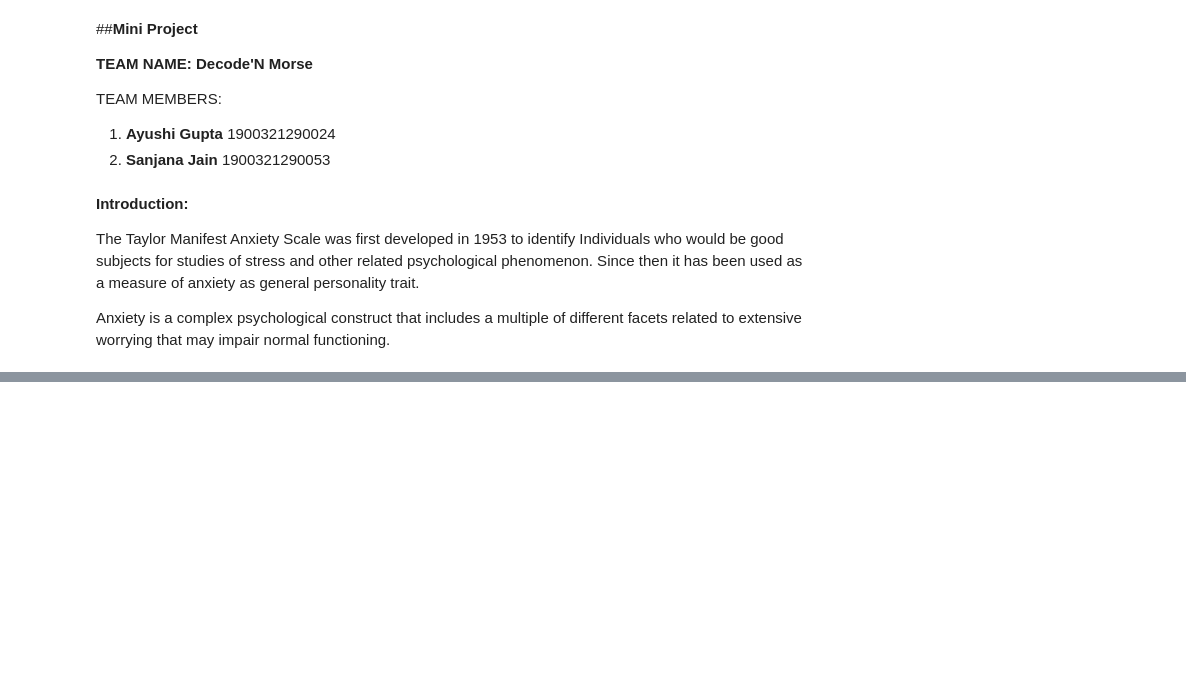
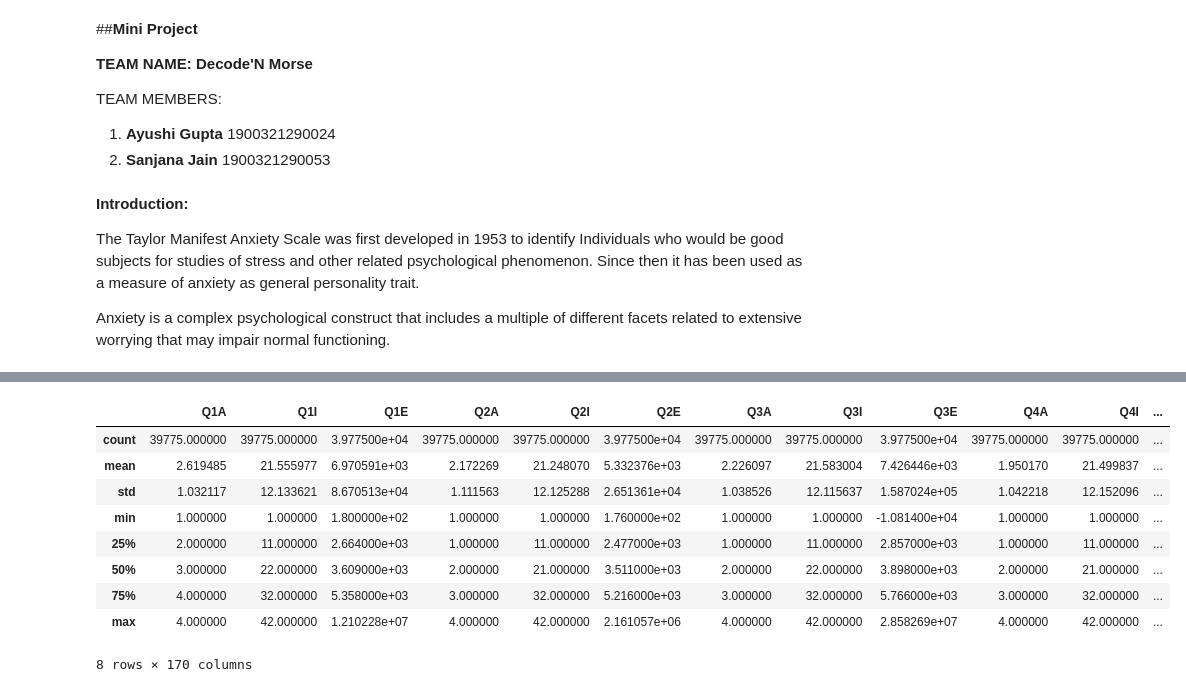
Before and after one commit to sanjana1391/Predicting-Depression-Anxiety-and-Stress, a Jupyter notebook: Predicting_Depression,_Anxiety_and_Stress.ipynb, the cells around one changed output, grey strips where cells are left out. Drawn from its saved outputs; the diff is of its cells as text; code cells hidden in the pictures; blank space fills up the shorter version.

```diff
--- a/Predicting_Depression,_Anxiety_and_Stress.ipynb
+++ b/Predicting_Depression,_Anxiety_and_Stress.ipynb
@@ -19,0 +60,13 @@ Anxiety is a complex psychological construct that includes a multiple of differe
+# %%
+df.describe()
+# %% [output]
+|  | Q1A | Q1I | Q1E | Q2A | Q2I | Q2E | Q3A | Q3I | Q3E | Q4A | Q4I | ... |
+| count | 39775.000000 | 39775.000000 | 3.977500e+04 | 39775.000000 | 39775.000000 | 3.977500e+04 | 39775.000000 | 39775.000000 | 3.977500e+04 | 39775.000000 | 39775.000000 | ... |
+| mean | 2.619485 | 21.555977 | 6.970591e+03 | 2.172269 | 21.248070 | 5.332376e+03 | 2.226097 | 21.583004 | 7.426446e+03 | 1.950170 | 21.499837 | ... |
+| std | 1.032117 | 12.133621 | 8.670513e+04 | 1.111563 | 12.125288 | 2.651361e+04 | 1.038526 | 12.115637 | 1.587024e+05 | 1.042218 | 12.152096 | ... |
+| min | 1.000000 | 1.000000 | 1.800000e+02 | 1.000000 | 1.000000 | 1.760000e+02 | 1.000000 | 1.000000 | -1.081400e+04 | 1.000000 | 1.000000 | ... |
+| 25% | 2.000000 | 11.000000 | 2.664000e+03 | 1.000000 | 11.000000 | 2.477000e+03 | 1.000000 | 11.000000 | 2.857000e+03 | 1.000000 | 11.000000 | ... |
+| 50% | 3.000000 | 22.000000 | 3.609000e+03 | 2.000000 | 21.000000 | 3.511000e+03 | 2.000000 | 22.000000 | 3.898000e+03 | 2.000000 | 21.000000 | ... |
+| 75% | 4.000000 | 32.000000 | 5.358000e+03 | 3.000000 | 32.000000 | 5.216000e+03 | 3.000000 | 32.000000 | 5.766000e+03 | 3.000000 | 32.000000 | ... |
+| max | 4.000000 | 42.000000 | 1.210228e+07 | 4.000000 | 42.000000 | 2.161057e+06 | 4.000000 | 42.000000 | 2.858269e+07 | 4.000000 | 42.000000 | ... |
+8 rows × 170 columns
```
Also changed, not shown: parts of 4 cells of this notebook.
